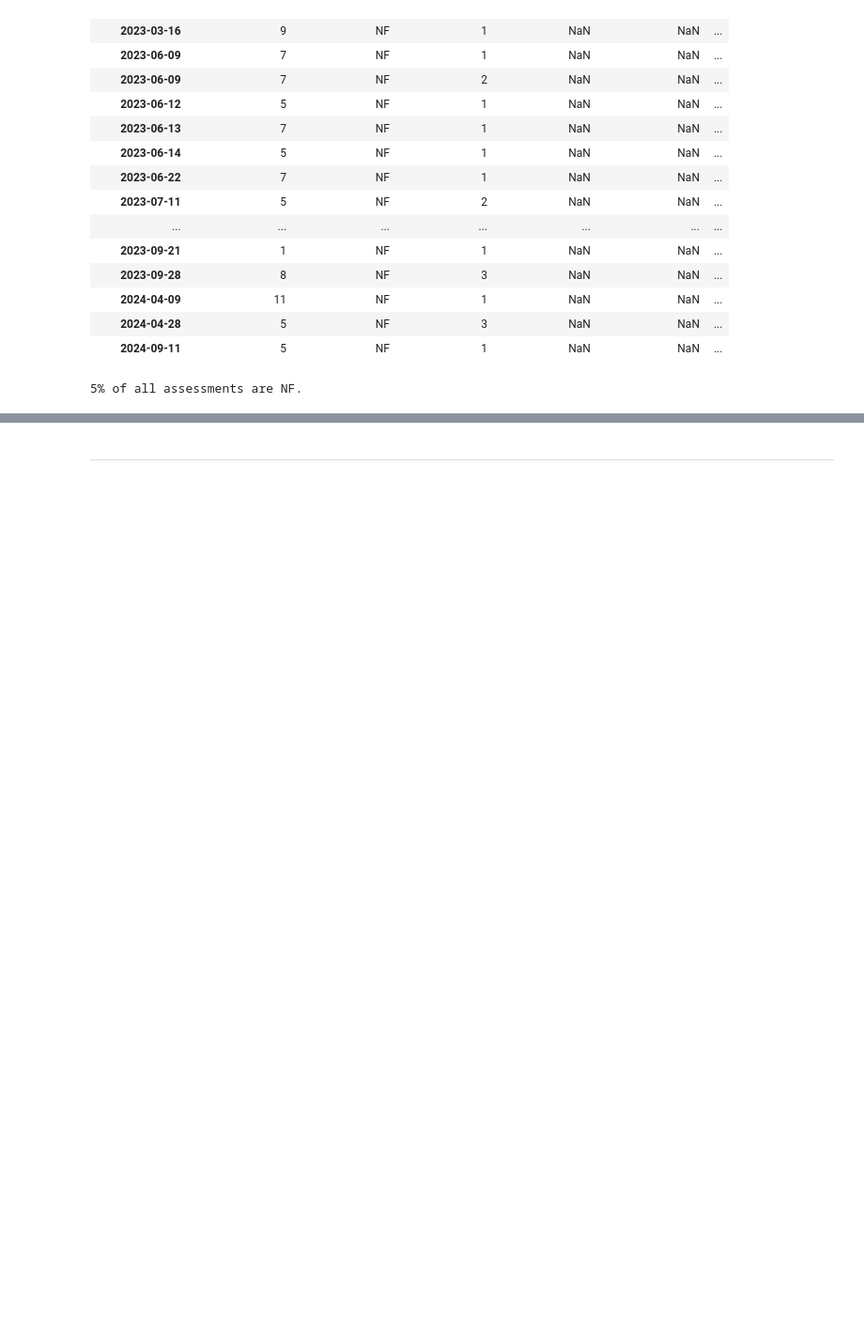
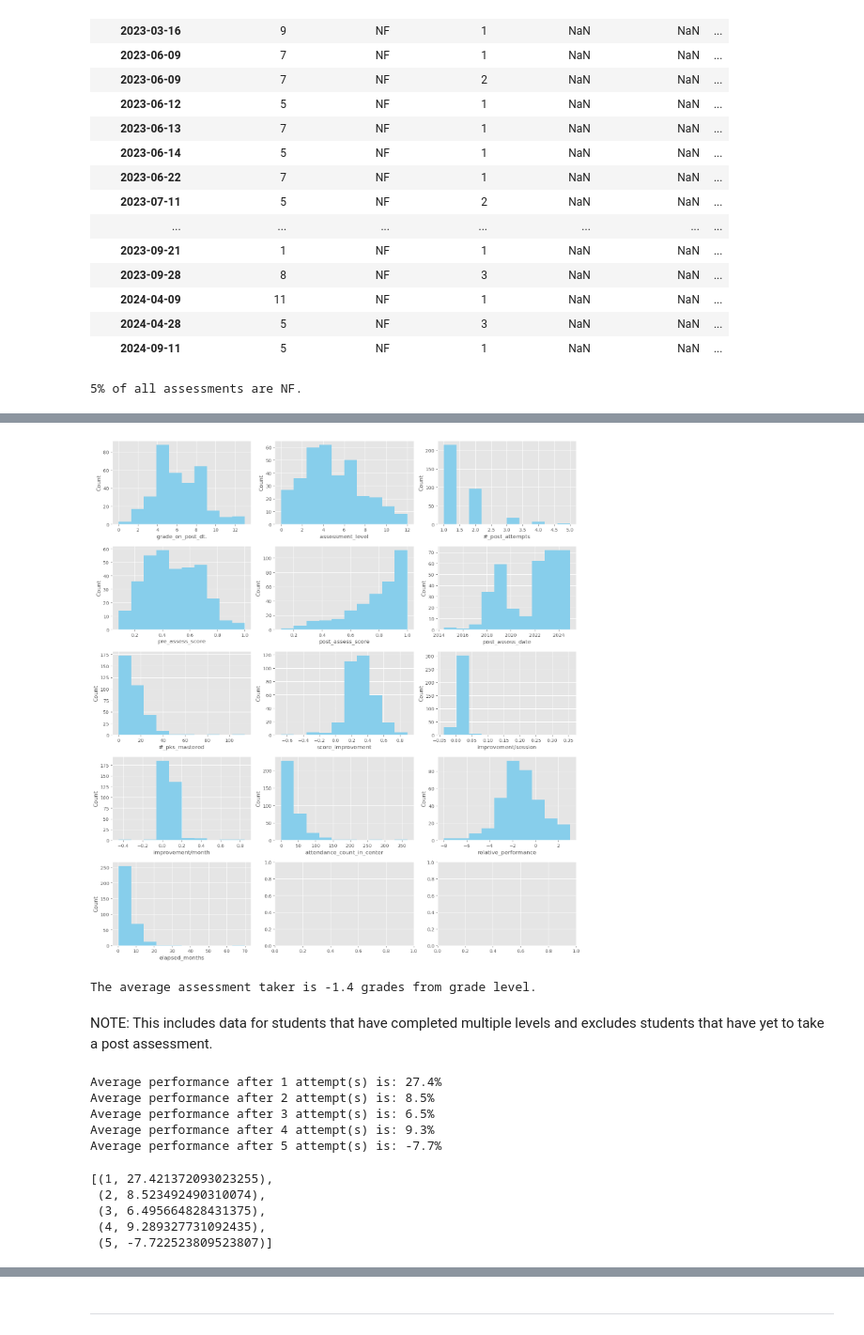
Before and after one commit to elijahlopez94/trends_in_supplemental_education_program, a Jupyter notebook: eda_notebook.ipynb, the cells around one changed output, grey strips where cells are left out. Shown at 94% size. Cells and saved outputs as stored; diff of their text form; code cells hidden in the pictures; blank space fills up the shorter version.

Commit message:
Descriptive analysis of features, created relative performance metric and visualized performance on repeated assessment attempts

```diff
--- a/eda_notebook.ipynb
+++ b/eda_notebook.ipynb
@@ -1311,9 +1326,3 @@ percentage_nf_assessments = len(assessment_progress.loc[assessment_progress['pre
 print(f'{percentage_nf_assessments:.0f}% of all assessments are NF.')
 # %% [output]
 5% of all assessments are NF.
-# %%
-assessment_progress['elapsed_months'] = (pd.to_datetime('now') - assessment_progress.index)
-
-# Convert to months
-assessment_progress['elapsed_months'] = round(assessment_progress['elapsed_months'].dt.total_seconds() / (60 * 60 * 24 * 365.25) / 12, 1)
-assessment_progress.head()
@@ -1327,0 +1329,10 @@ assessment_progress.head()
+# %%
+# Drop NF-type assessments
+assessment_progress = assessment_progress.dropna()
+# %%
+# Convert grade_on_post_dt. and assessment_level to numeric columns
+assessment_progress['grade_on_post_dt.'] = pd.to_numeric(assessment_progress['grade_on_post_dt.'])
+assessment_progress['assessment_level'] = pd.to_numeric(assessment_progress['assessment_level'])
+# %%
+# Calculate performance relative to grade level
+assessment_progress['relative_performance'] = assessment_progress['assessment_level'] - assessment_progress['grade_on_post_dt.']
@@ -1327,0 +1360,59 @@ assessment_progress.head()
+# %%
+# Create a 3x5 grid
+fig, axes = plt.subplots(5, 3, figsize=(15, 16))
+axes = axes.flatten()
+
+# Apply to each column
+for i, column in enumerate(assessment_progress.columns):
+    # x = leads[column].value_counts().index
+    # y = leads[column].value_counts().values
+
+    # Horizontal bar plots
+    axes[i].hist(assessment_progress[column], color='skyblue')
+
+    # Add title and labels
+    axes[i].set_xlabel(column)
+    axes[i].set_ylabel('Count')
+
+# Adjust layout to prevent overlap
+plt.tight_layout();
+# %% [output]
+[figure, added]
+# %%
+# Average test-taker relative_performance
+mean_relative_performance = assessment_progress['relative_performance'].mean()
+print(f'The average assessment taker is {mean_relative_performance:.1f} grades from grade level.')
+# %% [output]
+The average assessment taker is -1.4 grades from grade level.
+# %% [markdown]
+NOTE: This includes data for students that have completed multiple levels and excludes students that have yet to take a post assessment.
+# %%
+# Loop calculates average change in assessment score based on number of attempts
+
+# Initialize
+cumulative_performance = 0
+performance_per_attempt = []
+
+for attempt in range(1, assessment_progress['#_post_attempts'].max() + 1):
+
+    # Calculate current iteration performance and take away effects of previous iterations
+    current_performance = assessment_progress.loc[assessment_progress['#_post_attempts'] == attempt]['score_improvement'].mean() - cumulative_performance
+    print(f"Average performance after {attempt} attempt(s) is: {(current_performance) * 100:.1f}%")
+
+    # Add to cumulative performance for deduction in later iterations
+    cumulative_performance += current_performance
+    performance_per_attempt.append((attempt, current_performance * 100))
+# %% [output]
+Average performance after 1 attempt(s) is: 27.4%
+Average performance after 2 attempt(s) is: 8.5%
+Average performance after 3 attempt(s) is: 6.5%
+Average performance after 4 attempt(s) is: 9.3%
+Average performance after 5 attempt(s) is: -7.7%
+# %%
+performance_per_attempt
+# %% [output]
+[(1, 27.421372093023255),
+ (2, 8.523492490310074),
+ (3, 6.495664828431375),
+ (4, 9.289327731092435),
+ (5, -7.722523809523807)]
```
Also changed, not shown: parts of 11 cells of this notebook.
